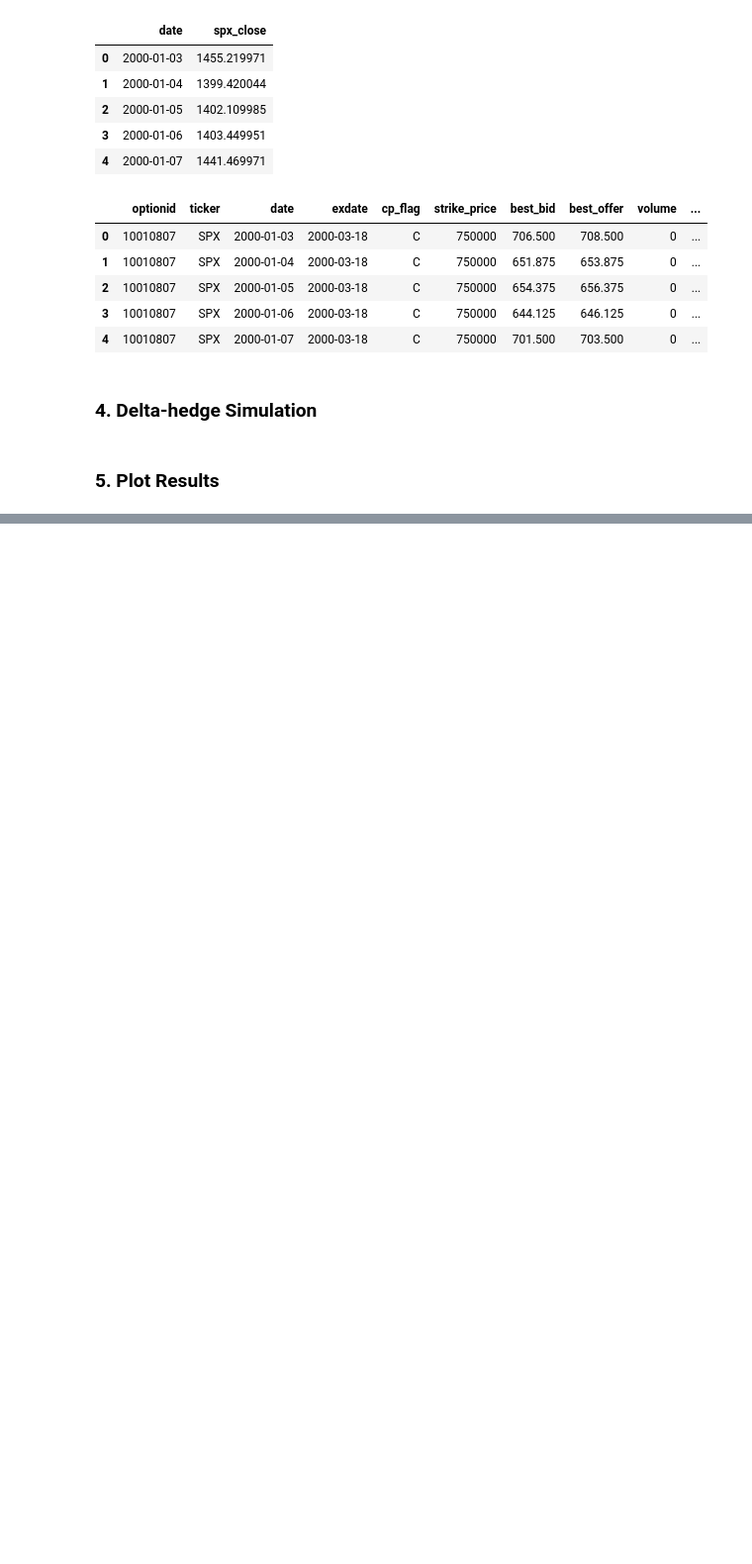
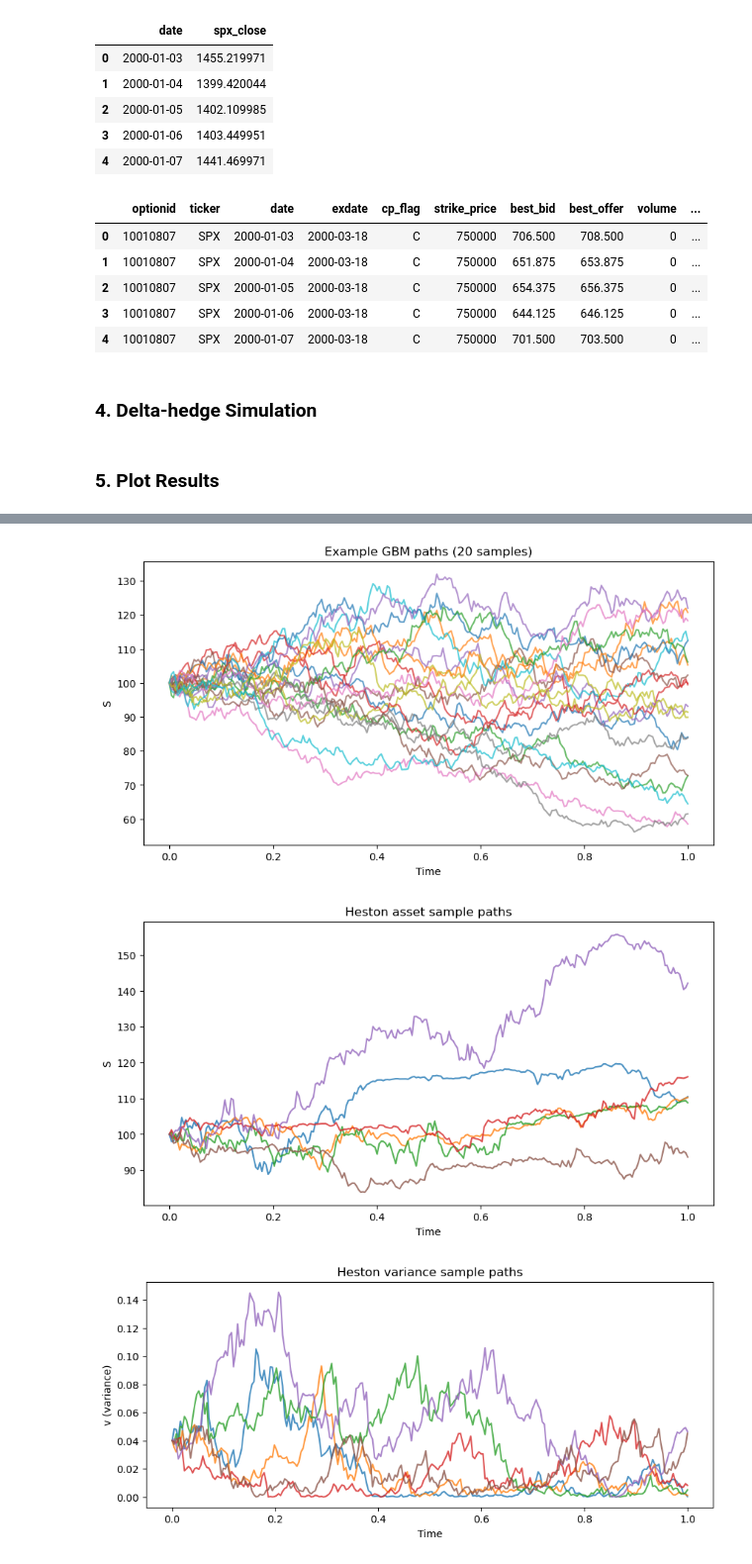
Before and after one commit to Bulbasaurabh/VolGAN-replica, a Jupyter notebook: notebooks/01_simulator.ipynb, the cells around one changed output, grey strips where cells are left out. Shown at 99% size. Cells and saved outputs as stored; diff of their text form; code cells hidden in the pictures; blank space fills up the shorter version.

```diff
--- a/notebooks/01_simulator.ipynb
+++ b/notebooks/01_simulator.ipynb
@@ -195,0 +298,28 @@ plt.show()
+# %%
+import matplotlib.pyplot as plt
+
+# plot a few sample paths
+plt.figure(figsize=(10, 5))
+for i in range(20):
+    plt.plot(times, S_paths[i, :], alpha=0.7)   # GBM
+plt.title("Example GBM paths (20 samples)")
+plt.xlabel("Time")
+plt.ylabel("S")
+plt.show()
+
+# Heston asset + sample variance
+plt.figure(figsize=(10, 5))
+for i in range(6):
+    plt.plot(times, S_heston[i, :], alpha=0.8)
+plt.title("Heston asset sample paths")
+plt.xlabel("Time"); plt.ylabel("S"); plt.show()
+
+plt.figure(figsize=(10, 4))
+for i in range(6):
+    plt.plot(times, v_heston[i, :], alpha=0.8)
+plt.title("Heston variance sample paths")
+plt.xlabel("Time"); plt.ylabel("v (variance)"); plt.show()
+# %% [output]
+[figure, added]
+[figure, added]
+[figure, added]
```
Also changed, not shown: parts of 6 cells of this notebook, 4 other files.
